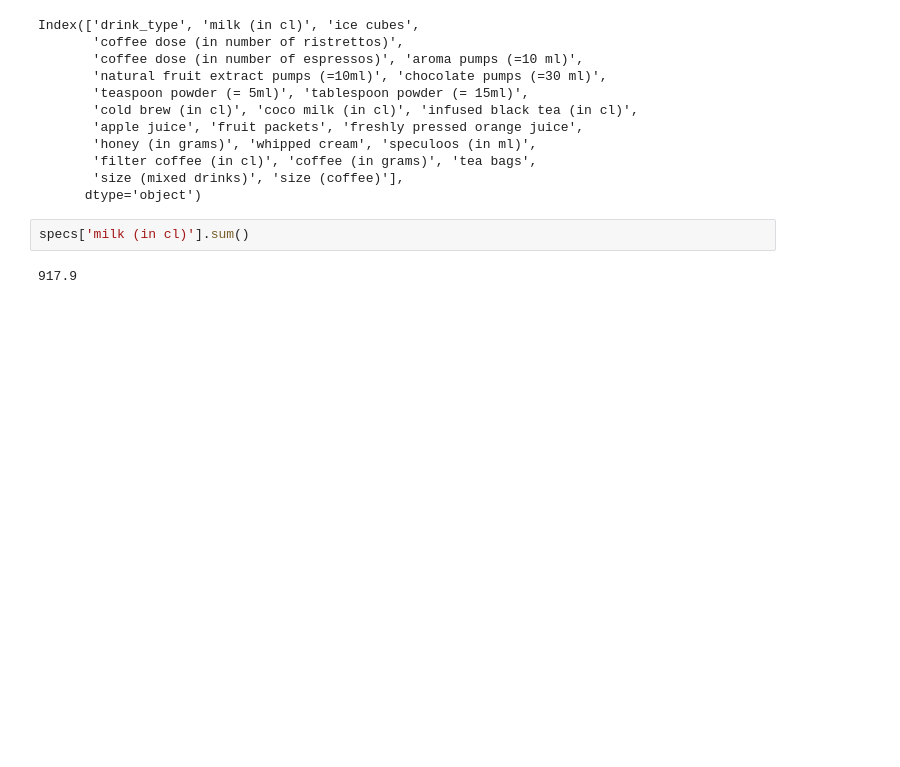
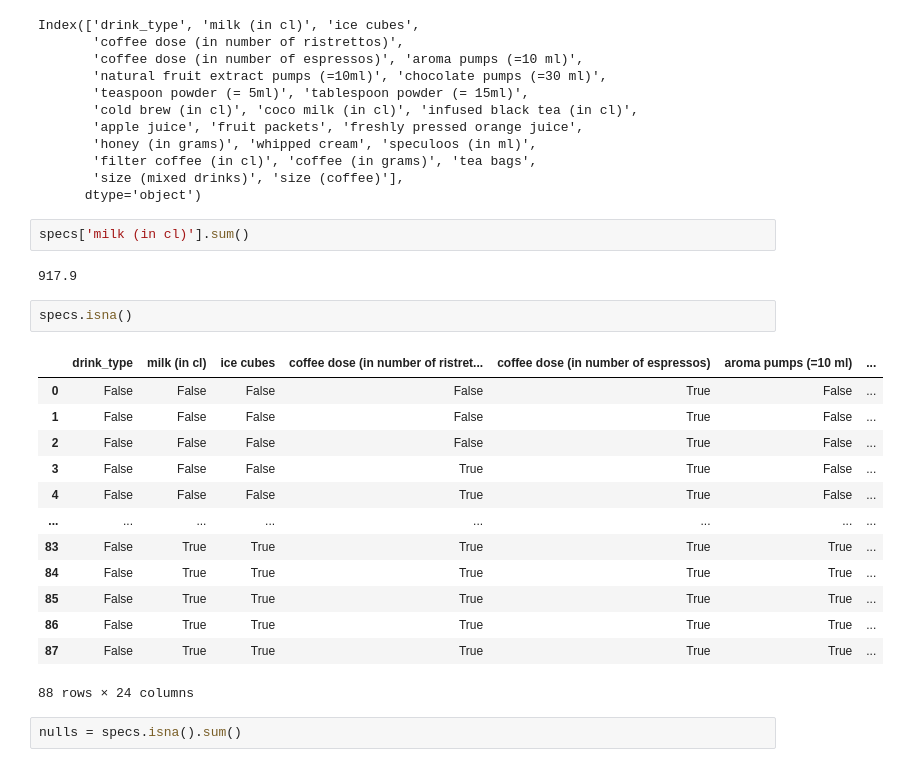
Before and after one commit to Luna-Agora/coffee, a Jupyter notebook: Notebooks/coffee notebook.ipynb, the cells around one changed output. Cells and saved outputs as stored; diff of their text form; blank space fills up the shorter version.

```diff
--- a/Notebooks/coffee notebook.ipynb
+++ b/Notebooks/coffee notebook.ipynb
@@ -67,3 +67,21 @@ Index(['drink_type', 'milk (in cl)', 'ice cubes',
 specs['milk (in cl)'].sum()
 # %% [output]
 917.9
+# %%
+specs.isna()
+# %% [output]
+|  | drink_type | milk (in cl) | ice cubes | coffee dose (in number of ristret... | coffee dose (in number of espressos) | aroma pumps (=10 ml) | ... |
+| 0 | False | False | False | False | True | False | ... |
+| 1 | False | False | False | False | True | False | ... |
+| 2 | False | False | False | False | True | False | ... |
+| 3 | False | False | False | True | True | False | ... |
+| 4 | False | False | False | True | True | False | ... |
+| ... | ... | ... | ... | ... | ... | ... | ... |
+| 83 | False | True | True | True | True | True | ... |
+| 84 | False | True | True | True | True | True | ... |
+| 85 | False | True | True | True | True | True | ... |
+| 86 | False | True | True | True | True | True | ... |
+| 87 | False | True | True | True | True | True | ... |
+88 rows × 24 columns
+# %%
+nulls = specs.isna().sum()
```
Also changed, not shown: parts of 3 cells of this notebook.
